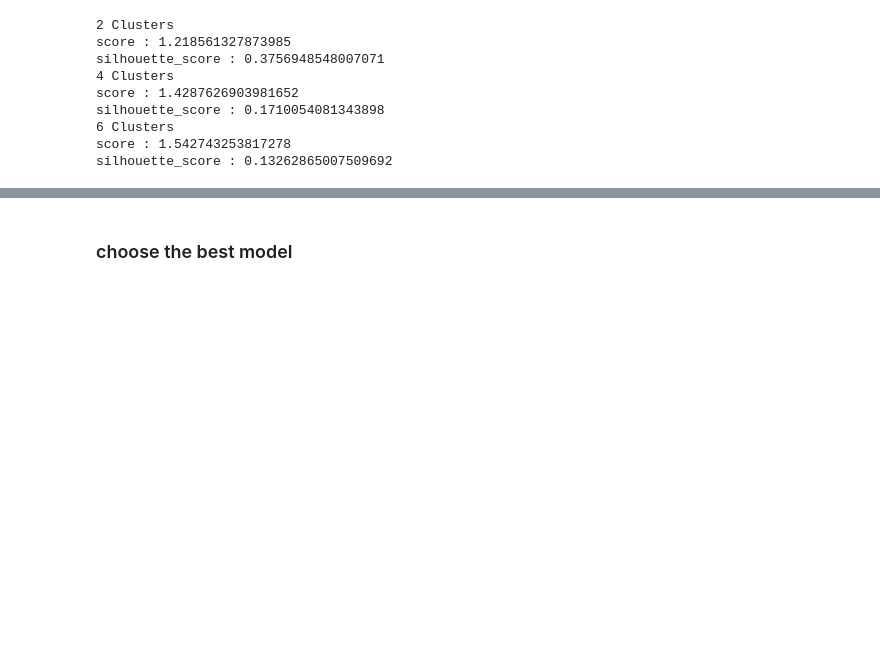
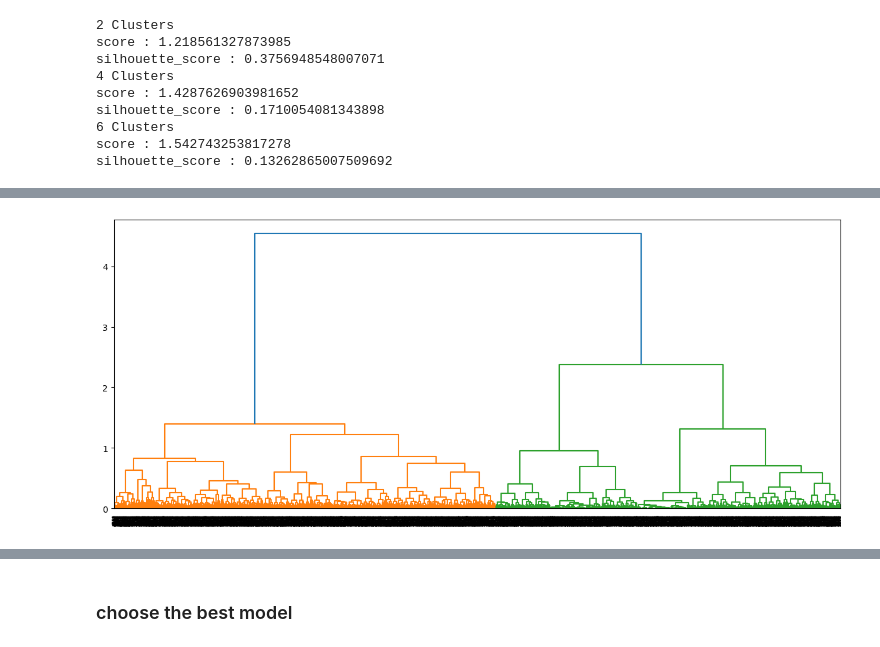
Before and after one commit to royzohar2/Soccer_DS, a Jupyter notebook: main.ipynb, the cells around one changed output, grey strips where cells are left out. Cells and saved outputs as stored; diff of their text form; code cells hidden in the pictures; blank space fills up the shorter version.

```diff
--- a/main.ipynb
+++ b/main.ipynb
@@ -657,0 +675,11 @@ silhouette_score : 0.13262865007509692
+# %%
+filtered_data = np.array([offense.index_in_current_list for offense in list_offense[:6000] if offense.index_in_current_list not in shots_from_left_half])
+
+filtered_dist_matrix = np.zeros((len(filtered_data), len(filtered_data)))
+for i, row_index in enumerate(filtered_data):
+    for j, col_index in enumerate(filtered_data):
+        filtered_dist_matrix[i, j] = DTW_for_model(row_index,col_index)
+
+condensed_dist_filtered = squareform(filtered_dist_matrix)
+
+global_centroid_dtw_filtered = calculate_centroid(filtered_data , DTW_for_model)
@@ -657,0 +699,4 @@ silhouette_score : 0.13262865007509692
+# %%
+linkage_matrix_ward_filtered = hierarchical_clustering(condensed_dist_filtered, 'ward')
+# %% [output]
+[figure, added]
```
Also changed, not shown: parts of 13 cells of this notebook.
